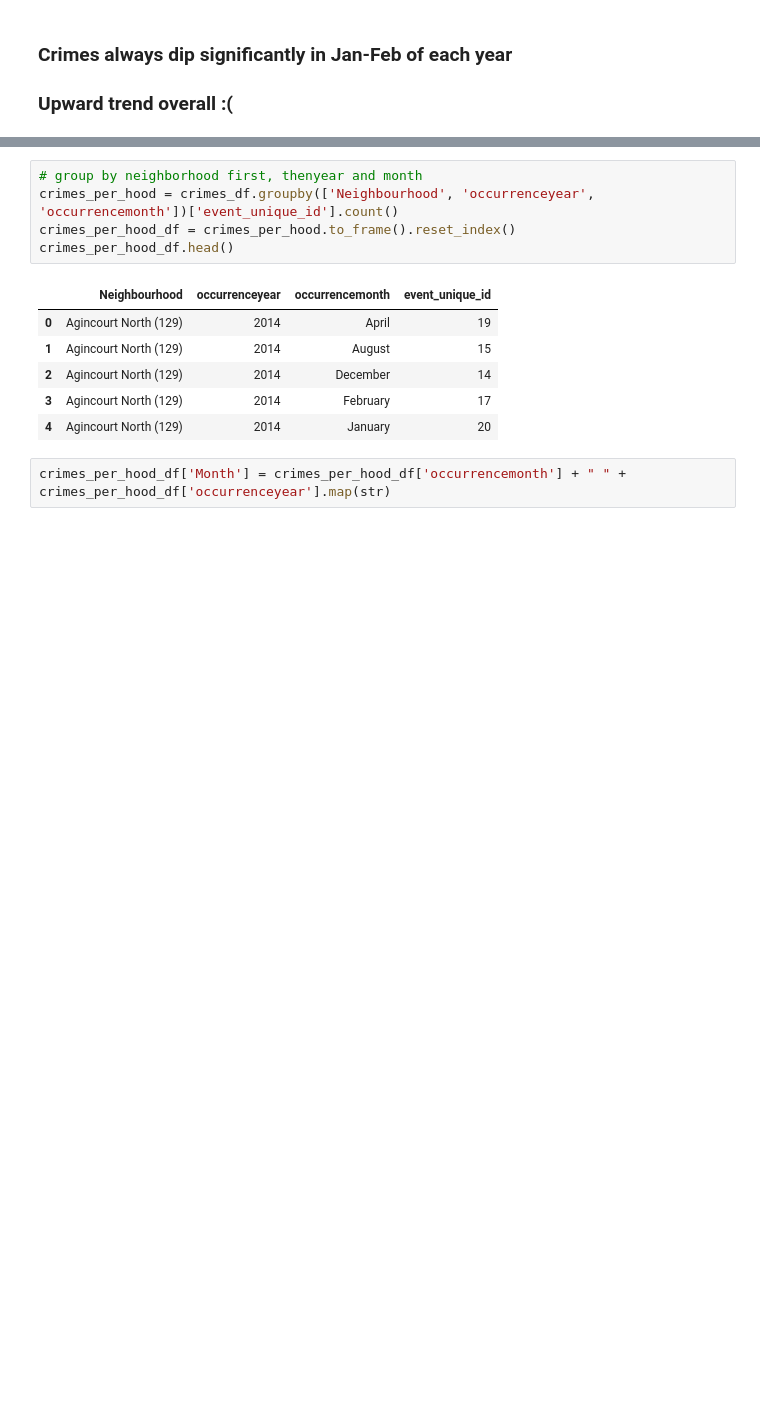
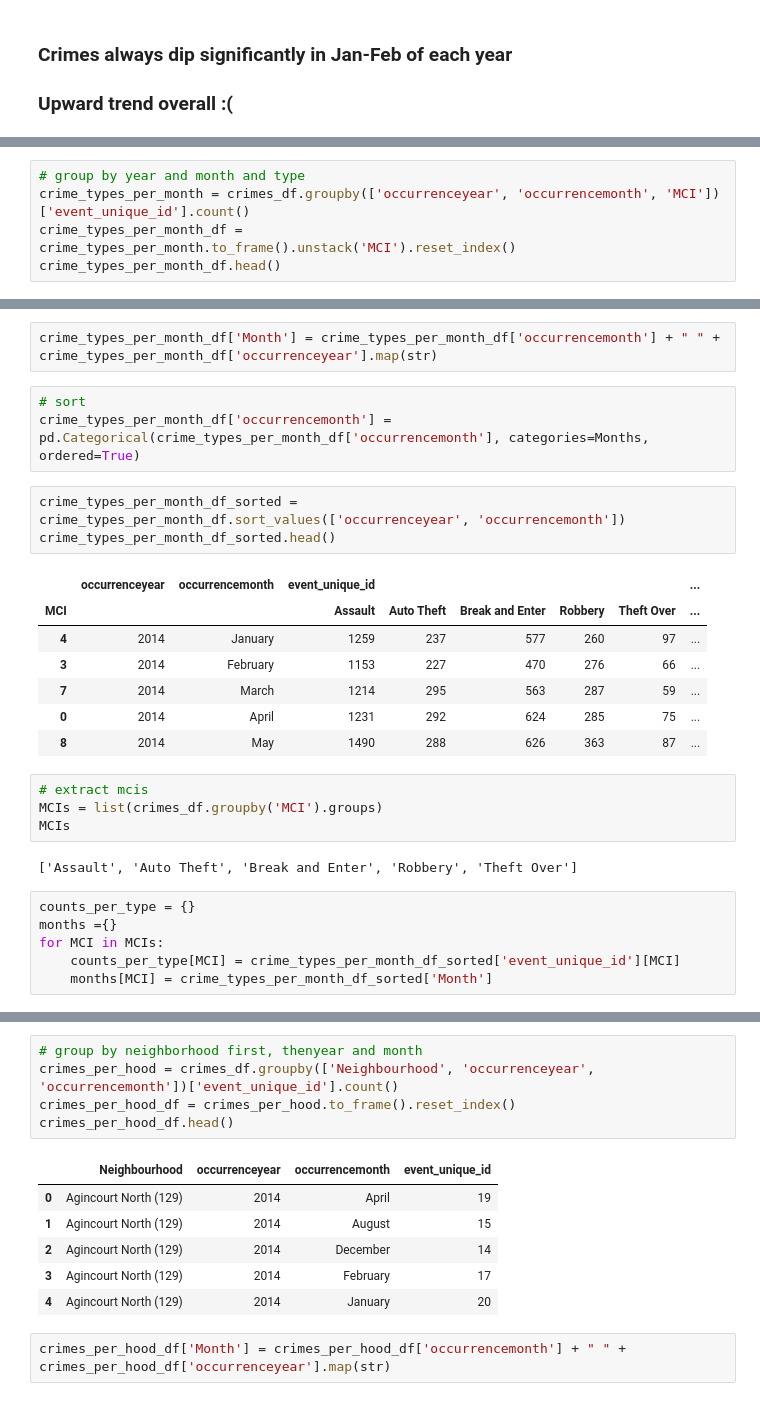
Before and after one commit to daliadahleh/toronto-crime-analysis, a Jupyter notebook: analysis/crimes-over-time.ipynb, the cells around one changed output, grey strips where cells are left out. Cells and saved outputs as stored; diff of their text form; blank space fills up the shorter version.

Commit message:
crime types over time

```diff
--- a/analysis/crimes-over-time.ipynb
+++ b/analysis/crimes-over-time.ipynb
@@ -88,0 +89,5 @@ plt.show()
+# %%
+# group by year and month and type
+crime_types_per_month = crimes_df.groupby(['occurrenceyear', 'occurrencemonth', 'MCI'])['event_unique_id'].count()
+crime_types_per_month_df = crime_types_per_month.to_frame().unstack('MCI').reset_index()
+crime_types_per_month_df.head()
@@ -88,0 +102,28 @@ plt.show()
+# %%
+crime_types_per_month_df['Month'] = crime_types_per_month_df['occurrencemonth'] + " " + crime_types_per_month_df['occurrenceyear'].map(str)
+# %%
+# sort
+crime_types_per_month_df['occurrencemonth'] = pd.Categorical(crime_types_per_month_df['occurrencemonth'], categories=Months, ordered=True)
+# %%
+crime_types_per_month_df_sorted = crime_types_per_month_df.sort_values(['occurrenceyear', 'occurrencemonth'])
+crime_types_per_month_df_sorted.head()
+# %% [output]
+|  | occurrenceyear | occurrencemonth | event_unique_id |  |  |  |  | ... |
+| MCI |  |  | Assault | Auto Theft | Break and Enter | Robbery | Theft Over | ... |
+| 4 | 2014 | January | 1259 | 237 | 577 | 260 | 97 | ... |
+| 3 | 2014 | February | 1153 | 227 | 470 | 276 | 66 | ... |
+| 7 | 2014 | March | 1214 | 295 | 563 | 287 | 59 | ... |
+| 0 | 2014 | April | 1231 | 292 | 624 | 285 | 75 | ... |
+| 8 | 2014 | May | 1490 | 288 | 626 | 363 | 87 | ... |
+# %%
+# extract mcis
+MCIs = list(crimes_df.groupby('MCI').groups)
+MCIs
+# %% [output]
+['Assault', 'Auto Theft', 'Break and Enter', 'Robbery', 'Theft Over']
+# %%
+counts_per_type = {}
+months ={}
+for MCI in MCIs:
+    counts_per_type[MCI] = crime_types_per_month_df_sorted['event_unique_id'][MCI]
+    months[MCI] = crime_types_per_month_df_sorted['Month']
```
Also changed, not shown: parts of 7 cells of this notebook, 3 other files.
